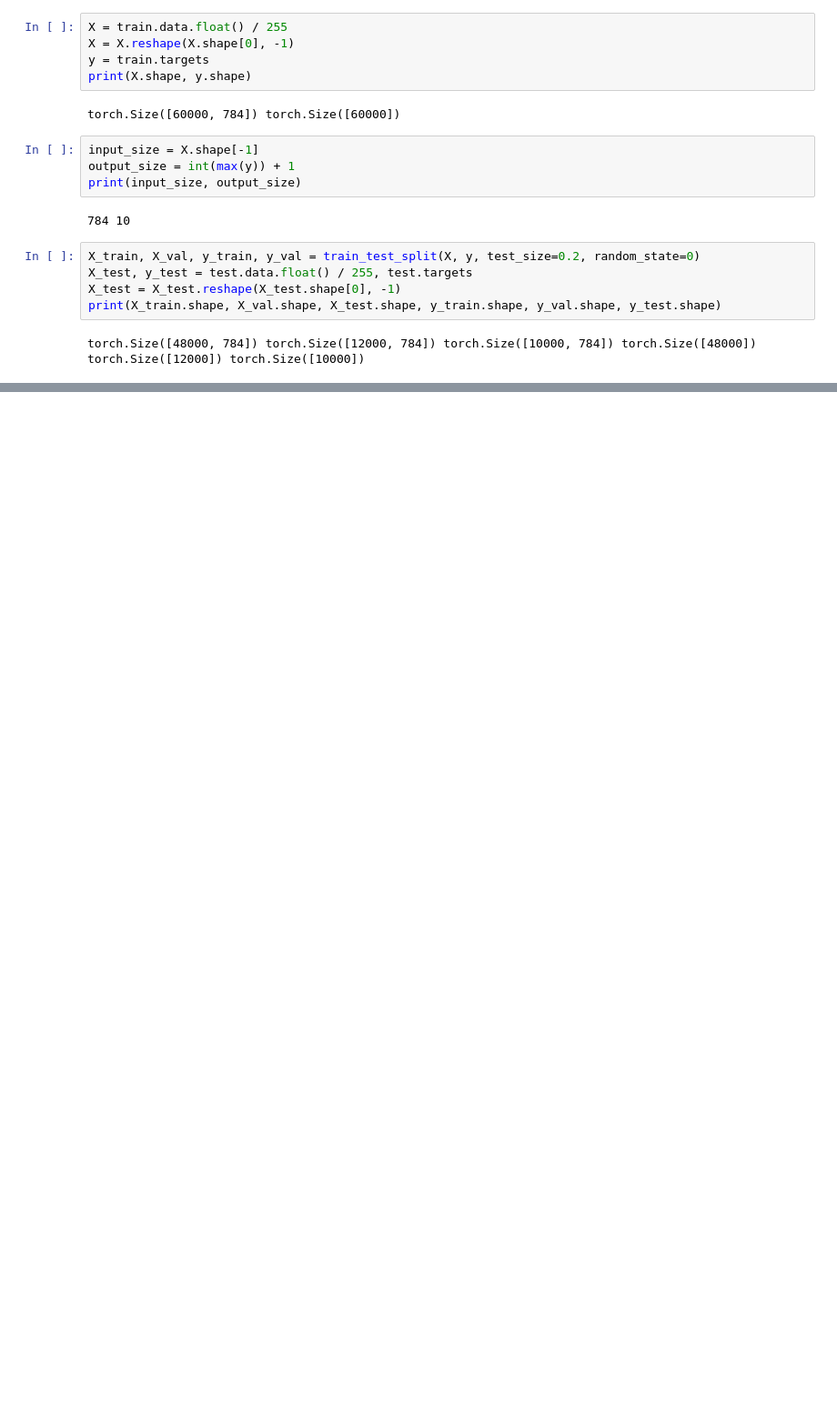
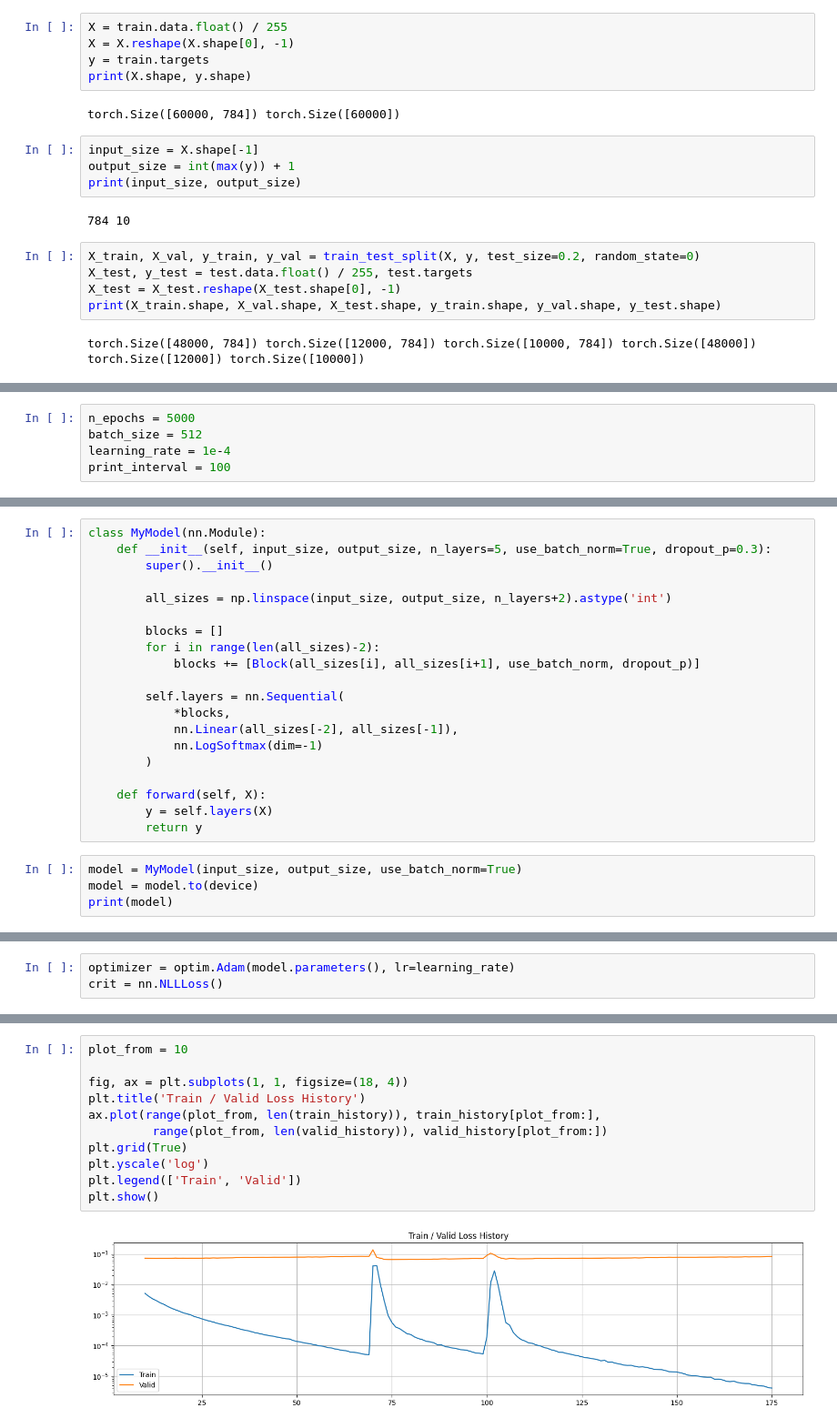
Before and after one commit to minstrel1149/dl_bootcamp_pytorch, a Jupyter notebook: Ch.14_regularization_2.ipynb, the cells around one changed output, grey strips where cells are left out. Shown at 91% size. Cells and saved outputs as stored; diff of their text form; blank space fills up the shorter version.

```diff
--- a/Ch.14_regularization_2.ipynb
+++ b/Ch.14_regularization_2.ipynb
@@ -61,0 +67,5 @@ torch.Size([48000, 784]) torch.Size([12000, 784]) torch.Size([10000, 784]) torch
+# %%
+n_epochs = 5000
+batch_size = 512
+learning_rate = 1e-4
+print_interval = 100
@@ -61,0 +94,24 @@ torch.Size([48000, 784]) torch.Size([12000, 784]) torch.Size([10000, 784]) torch
+# %%
+class MyModel(nn.Module):
+    def __init__(self, input_size, output_size, n_layers=5, use_batch_norm=True, dropout_p=0.3):
+        super().__init__()
+
+        all_sizes = np.linspace(input_size, output_size, n_layers+2).astype('int')
+
+        blocks = []
+        for i in range(len(all_sizes)-2):
+            blocks += [Block(all_sizes[i], all_sizes[i+1], use_batch_norm, dropout_p)]
+
+        self.layers = nn.Sequential(
+            *blocks,
+            nn.Linear(all_sizes[-2], all_sizes[-1]),
+            nn.LogSoftmax(dim=-1)
+        )
+
+    def forward(self, X):
+        y = self.layers(X)
+        return y
+# %%
+model = MyModel(input_size, output_size, use_batch_norm=True)
+model = model.to(device)
+print(model)
@@ -61,0 +136,3 @@ torch.Size([48000, 784]) torch.Size([12000, 784]) torch.Size([10000, 784]) torch
+# %%
+optimizer = optim.Adam(model.parameters(), lr=learning_rate)
+crit = nn.NLLLoss()
@@ -61,0 +208,13 @@ torch.Size([48000, 784]) torch.Size([12000, 784]) torch.Size([10000, 784]) torch
+# %%
+plot_from = 10
+
+fig, ax = plt.subplots(1, 1, figsize=(18, 4))
+plt.title('Train / Valid Loss History')
+ax.plot(range(plot_from, len(train_history)), train_history[plot_from:],
+         range(plot_from, len(valid_history)), valid_history[plot_from:])
+plt.grid(True)
+plt.yscale('log')
+plt.legend(['Train', 'Valid'])
+plt.show()
+# %% [output]
+[figure, added]
```
Also changed, not shown: parts of 9 cells of this notebook.
